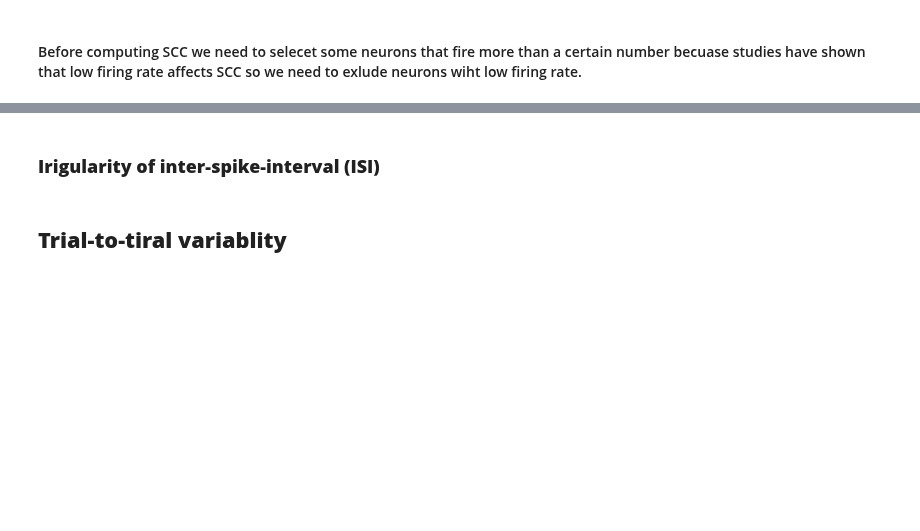
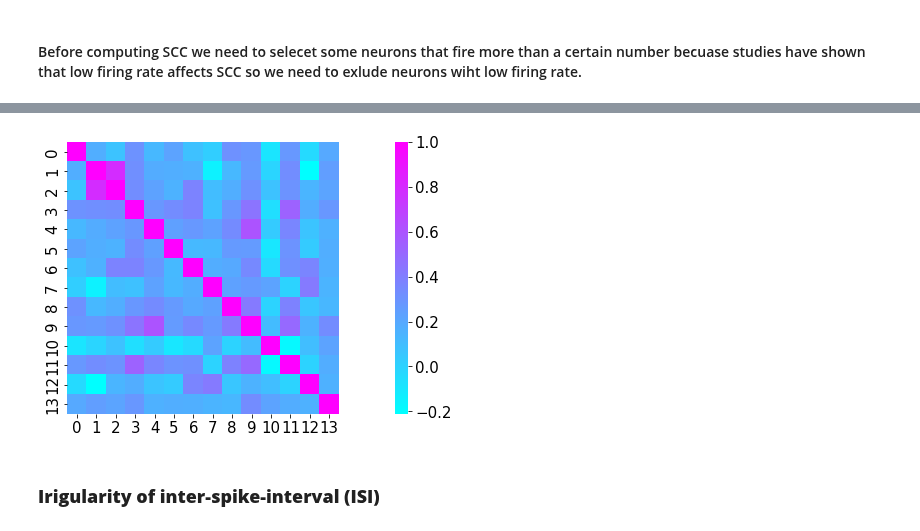
Before and after one commit to MiladQolami/Neural-Data-Analysis, a Jupyter notebook: SpikingVariablity/SpikingVariablity.ipynb, the cells around one changed output, grey strips where cells are left out. Saved outputs shown, nothing was run; the diff lists cells and outputs as text; code cells hidden in the pictures; blank space fills up the shorter version.

```diff
--- a/SpikingVariablity/SpikingVariablity.ipynb
+++ b/SpikingVariablity/SpikingVariablity.ipynb
@@ -227,5 +196,7 @@ array([[1.        , 0.79490834],
+# %%
+sns.heatmap(rsc, cmap ='cool',square = True)
+plt.show()
+# %% [output]
+[figure, added]
 # %% [markdown]
 ### **Irigularity of inter-spike-interval (ISI)**
-# %% [markdown]
-
-## **Trial-to-tiral variablity**
```
Also changed, not shown: parts of 21 cells of this notebook.
